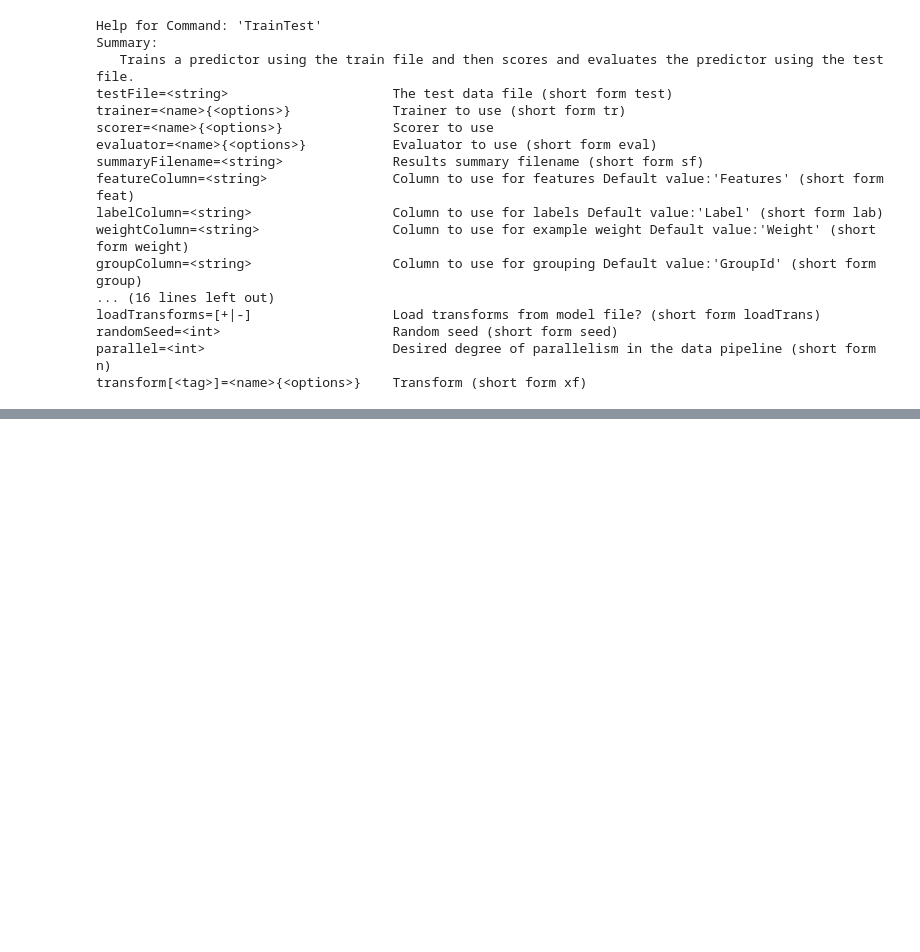
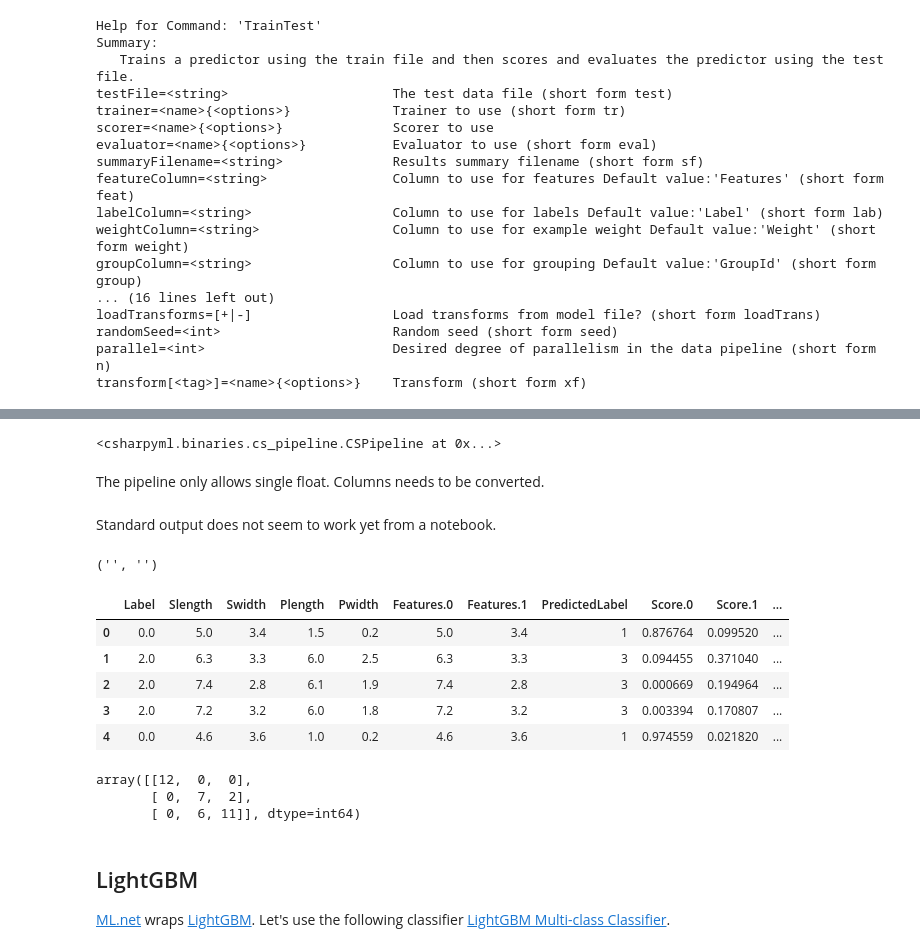
Before and after one commit to sdpython/csharpyml, a Jupyter notebook: _doc/notebooks/csharp_for_ml_in_notebook.ipynb, the cells around one changed output, grey strips where cells are left out. Saved outputs shown, nothing was run; the diff lists cells and outputs as text; code cells hidden in the pictures; blank space fills up the shorter version.

```diff
--- a/_doc/notebooks/csharp_for_ml_in_notebook.ipynb
+++ b/_doc/notebooks/csharp_for_ml_in_notebook.ipynb
@@ -121,0 +142,17 @@ pred.head()
+# %%
+from csharpyml.binaries import CSPipeline
+pipe = CSPipeline(["Concat{col=Features:Slength,Swidth}"], "mlr")
+pipe
+# %% [output]
+<csharpyml.binaries.cs_pipeline.CSPipeline at 0x...>
+# %%
+try:
+    pipe.fit(dftrain, "Features", "Label")
+except Exception as e:
+    print(e)
+# %% [markdown]
+The pipeline only allows single float. Columns needs to be converted.
+# %%
+import numpy
+df = df.astype(numpy.float32)
+dftrain, dftest = train_test_split(df)
@@ -121,0 +161,27 @@ pred.head()
+# %% [markdown]
+Standard output does not seem to work yet from a notebook.
+# %%
+pipe.StdOut, pipe.StdErr
+# %% [output]
+('', '')
+# %%
+pred = pipe.predict(dftest)
+pred.head()
+# %% [output]
+|  | Label | Slength | Swidth | Plength | Pwidth | Features.0 | Features.1 | PredictedLabel | Score.0 | Score.1 | ... |
+| 0 | 0.0 | 5.0 | 3.4 | 1.5 | 0.2 | 5.0 | 3.4 | 1 | 0.876764 | 0.099520 | ... |
+| 1 | 2.0 | 6.3 | 3.3 | 6.0 | 2.5 | 6.3 | 3.3 | 3 | 0.094455 | 0.371040 | ... |
+| 2 | 2.0 | 7.4 | 2.8 | 6.1 | 1.9 | 7.4 | 2.8 | 3 | 0.000669 | 0.194964 | ... |
+| 3 | 2.0 | 7.2 | 3.2 | 6.0 | 1.8 | 7.2 | 3.2 | 3 | 0.003394 | 0.170807 | ... |
+| 4 | 0.0 | 4.6 | 3.6 | 1.0 | 0.2 | 4.6 | 3.6 | 1 | 0.974559 | 0.021820 | ... |
+# %%
+from sklearn.metrics import confusion_matrix
+confusion_matrix(dftest["Label"], pred["PredictedLabel"] - 1)
+# %% [output]
+array([[12,  0,  0],
+       [ 0,  7,  2],
+       [ 0,  6, 11]], dtype=int64)
+# %% [markdown]
+## LightGBM
+
+[ML.net](https://github.com/dotnet/machinelearning) wraps [LightGBM](https://github.com/Microsoft/LightGBM). Let's use the following classifier [LightGBM Multi-class Classifier](http://www.xavierdupre.fr/app/machinelearningext/helpsphinx/components/LightGBM_Multi-class_Classifier.html).
```
Also changed, not shown: parts of 15 cells of this notebook, 27 other files.
